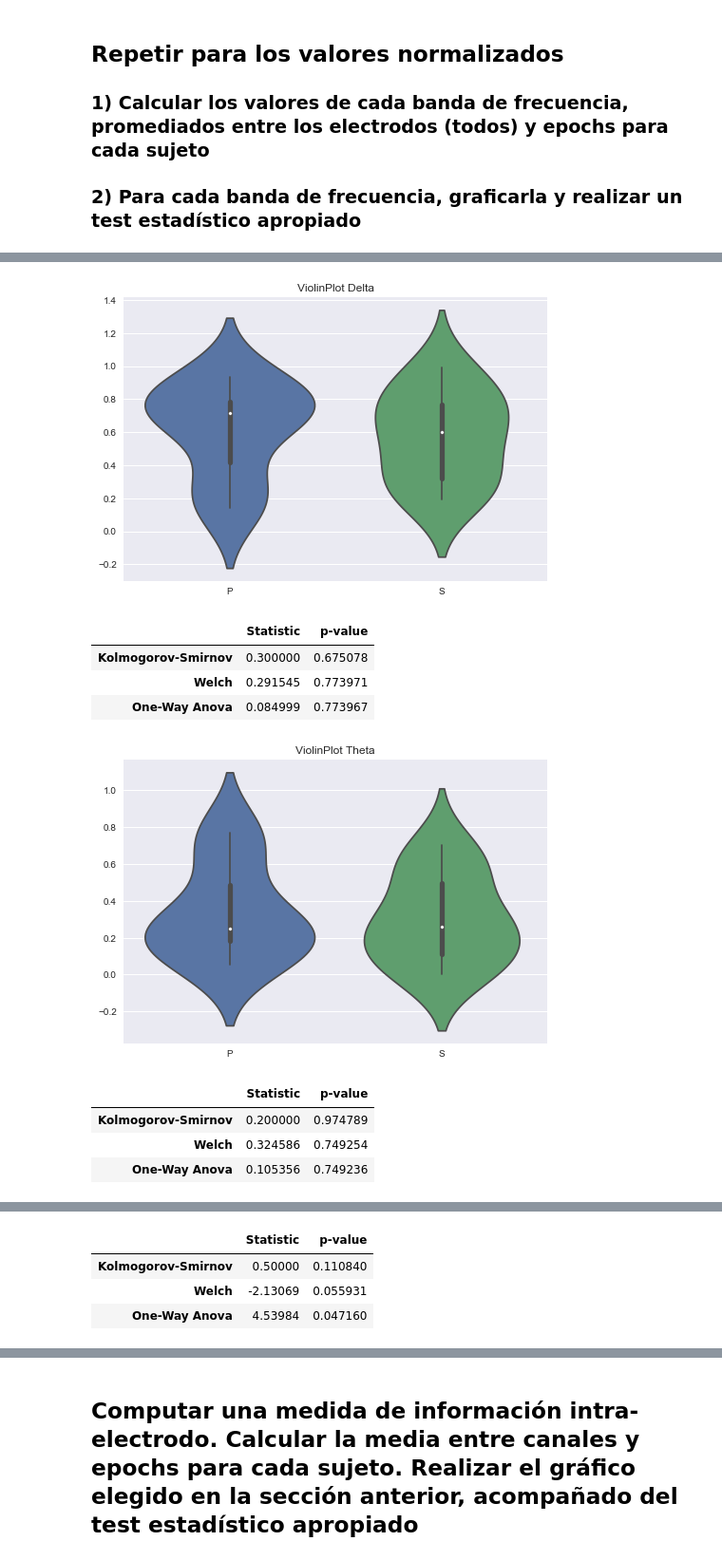
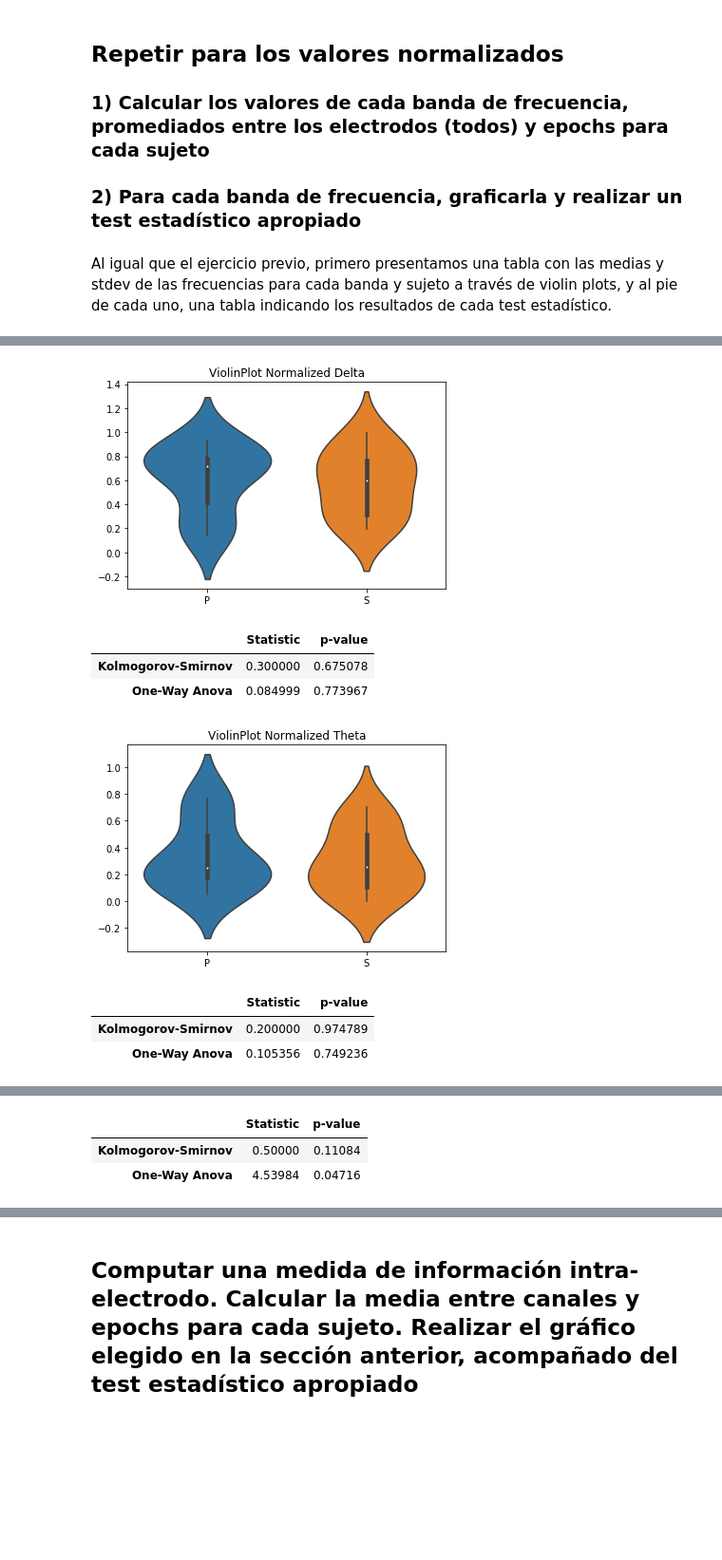
Before and after one commit to santiago-mb/data-science, a Jupyter notebook: wip/tp2/tp2.ipynb, the cells around one changed output, grey strips where cells are left out. Shown at 95% size. Saved outputs shown, nothing was run; the diff lists cells and outputs as text; code cells hidden in the pictures; blank space fills up the shorter version.

```diff
--- a/wip/tp2/tp2.ipynb
+++ b/wip/tp2/tp2.ipynb
@@ -155,7 +156,7 @@ for i, plotClass in enumerate(plots):
     fig = plotClass(data = df)
     if (i < 2):
         fig.set_ylim([0, df['P'].max() * 1.1])
-    plt.title(plotNames[i])
+    plt.title(plotNames[i] + ' Alpha Band')
     plt.show()
 
 df_new = pd.DataFrame({'class': ['P'] * 10 + ['S'] * 10, 'values': subjectsAlpha})
@@ -200,17 +201,9 @@ for i, subjectsBand in enumerate(subjectsBands):
     plt.show()
 
     t, p = sc.stats.ks_2samp(df['P'], df['S'])
-#     print ('Kolmogorov-Smirnov en 2 muestras')
-#     print t, p
     testResults.append({'name': 'Kolmogorov-Smirnov','statistic': t, 'p-value': p})
-    t, p = sc.stats.ttest_ind(df['P'], df['S'], equal_var = False)
-#     print 'welch'
-#     print t, p
-    testResults.append({'name': 'Welch', 'statistic': t, 'p-value': p})
     s, p = sc.stats.f_oneway(df['P'], df['S'])
-#     print 'one way'
-#     print s, p
-    testResults.append({'name': 'One-Way Anova', 'statistic': t, 'p-value': p})
+    testResults.append({'name': 'One-Way Anova', 'statistic': s, 'p-value': p})
 
     for i in range(len(testResults)):
         dfTest = dfTest.append((pd.Series( \
@@ -250,6 +238,8 @@ for i, subjectsBand in enumerate(subjectsBands):
 ## Repetir para los valores normalizados
 ### 1) Calcular los valores de cada banda de frecuencia, promediados entre los electrodos (todos) y epochs para cada sujeto
 ### 2) Para cada banda de frecuencia, graficarla y realizar un test estadístico apropiado
+# %% [markdown]
+Al igual que el ejercicio previo, primero presentamos una tabla con las medias y stdev de las frecuencias para cada banda y sujeto a través de violin plots, y al pie de cada uno, una tabla indicando los resultados de cada test estadístico.
 # %%
 normalizedDelta = []
 normalizedTheta = []
@@ -316,38 +306,32 @@ display(df)
 # %%
 dfGeneral = pd.DataFrame()
 for i, normalizedBand in enumerate(normalizedBands):
     testResults = []
     dfTest = pd.DataFrame(columns = testResultNames)
     df = pd.DataFrame({'P': normalizedBand[:10], 'S': normalizedBand[10:]})
     sns.violinplot(data = df)
-    plt.title('ViolinPlot ' + bandNames[i])
+    plt.title('ViolinPlot Normalized ' + bandNames[i])
     plt.show()
 
     t, p = sc.stats.ks_2samp(df['P'], df['S'])
     testResults.append({'name': 'Kolmogorov-Smirnov','statistic': t, 'p-value': p})
-
-    t, p = sc.stats.ttest_ind(df['P'], df['S'], equal_var = False)
-    testResults.append({'name': 'Welch', 'statistic': t, 'p-value': p})
-
     s, p = sc.stats.f_oneway(df['P'], df['S'])
     testResults.append({'name': 'One-Way Anova', 'statistic': s, 'p-value': p})
 
     for i in range(len(testResults)):
         dfTest = dfTest.append((pd.Series( \
         { \
             testResultNames[0]: testResults[i]['statistic'], \
             testResultNames[1]: testResults[i]['p-value'], \
         })).rename(testResults[i]['name']))
 
     display(dfTest)
 # %% [output]
-[figure, old version]
+[figure, new version]
 |  | Statistic | p-value |
 | Kolmogorov-Smirnov | 0.300000 | 0.675078 |
-| Welch | 0.291545 | 0.773971 |
 | One-Way Anova | 0.084999 | 0.773967 |
-[figure, old version]
+[figure, new version]
 |  | Statistic | p-value |
 | Kolmogorov-Smirnov | 0.200000 | 0.974789 |
-| Welch | 0.324586 | 0.749254 |
 | One-Way Anova | 0.105356 | 0.749236 |
@@ -355,4 +339,3 @@ for i, normalizedBand in enumerate(normalizedBands):
 |  | Statistic | p-value |
-| Kolmogorov-Smirnov | 0.50000 | 0.110840 |
-| Welch | -2.13069 | 0.055931 |
-| One-Way Anova | 4.53984 | 0.047160 |
+| Kolmogorov-Smirnov | 0.50000 | 0.11084 |
+| One-Way Anova | 4.53984 | 0.04716 |
```
Also changed, not shown: parts of 13 cells of this notebook.
